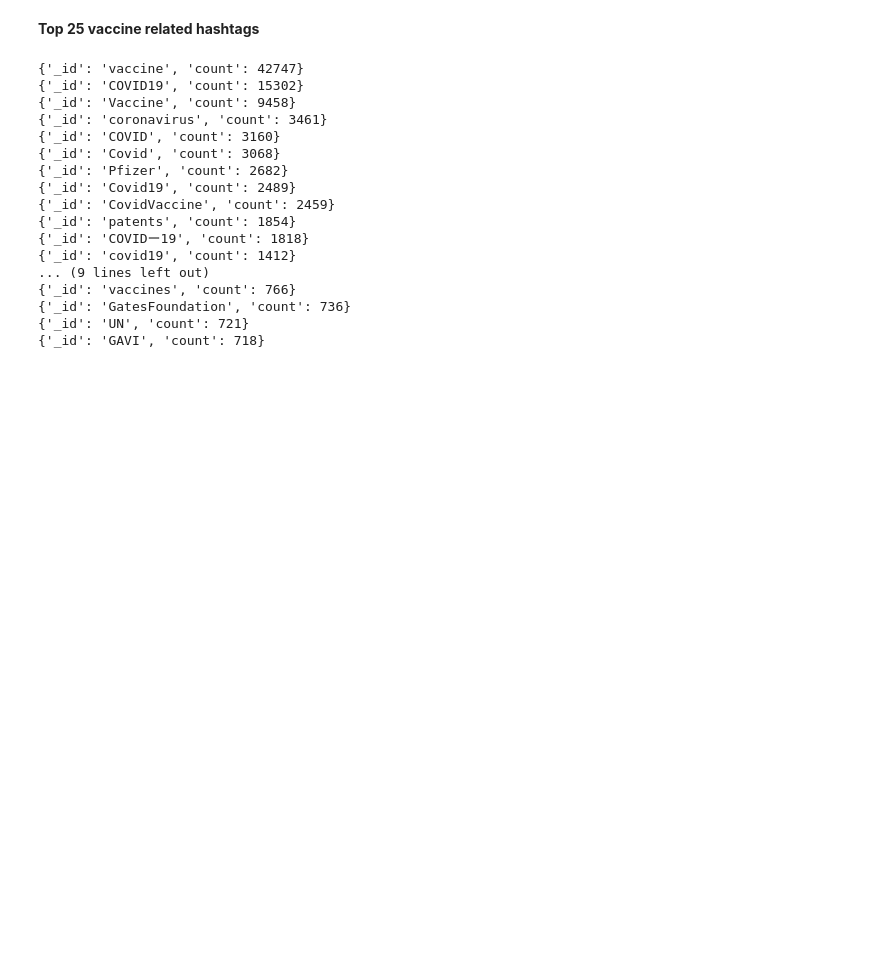
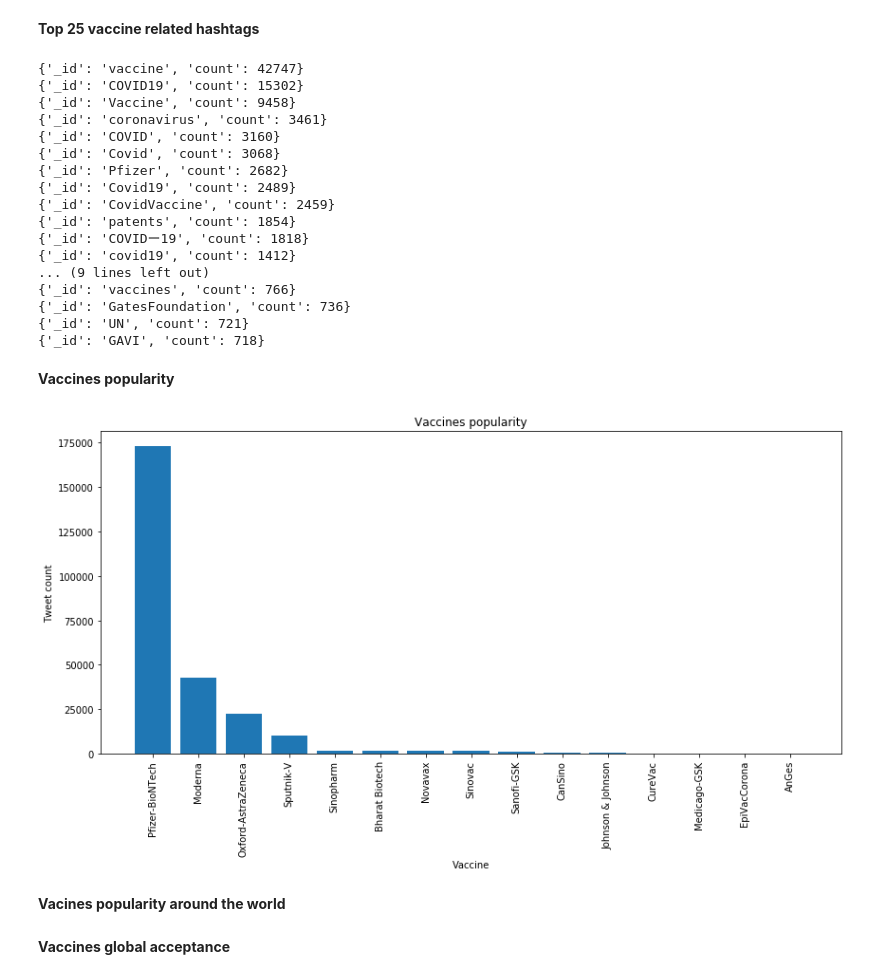
Before and after one commit to albertrial/covid-vaccine-tweets-study, a Jupyter notebook: BDA-Project-RafelPalliser-AlbertRial.ipynb, the cells around one changed output. Saved outputs shown, nothing was run; the diff lists cells and outputs as text; code cells hidden in the pictures; blank space fills up the shorter version.

Commit message:
Vaccine acceptance explanation and changes

```diff
--- a/BDA-Project-RafelPalliser-AlbertRial.ipynb
+++ b/BDA-Project-RafelPalliser-AlbertRial.ipynb
@@ -684,3 +818,25 @@ for sample in res:
 {'_id': 'GatesFoundation', 'count': 736}
 {'_id': 'UN', 'count': 721}
 {'_id': 'GAVI', 'count': 718}
+# %% [markdown]
+**Vaccines popularity**
+# %%
+pipeline = [
+        {'$unwind': "$vaccines" },
+        {'$group': {'_id': '$vaccines', 'count': {'$sum': 1}}},
+        {"$sort": SON([("count", pymongo.DESCENDING)])},
+        {'$limit': 15}
+    ]
+res = tweets.aggregate(pipeline)
+
+vaccines = []
+counts = []
+for vacc in res:
+    vaccines.append(vacc['_id'])
+    counts.append(vacc['count'])
+# %%
+barplot(vaccines, counts, 'Vaccines popularity', 'Vaccine', 'Tweet count', 90, (14, 8))
+# %% [output]
+[figure, added]
+# %% [markdown]
+**Vacines popularity around the world**
@@ -686,0 +857,2 @@ for sample in res:
+# %% [markdown]
+**Vaccines global acceptance**
```
Also changed, not shown: parts of 17 cells of this notebook, 1 other file.
